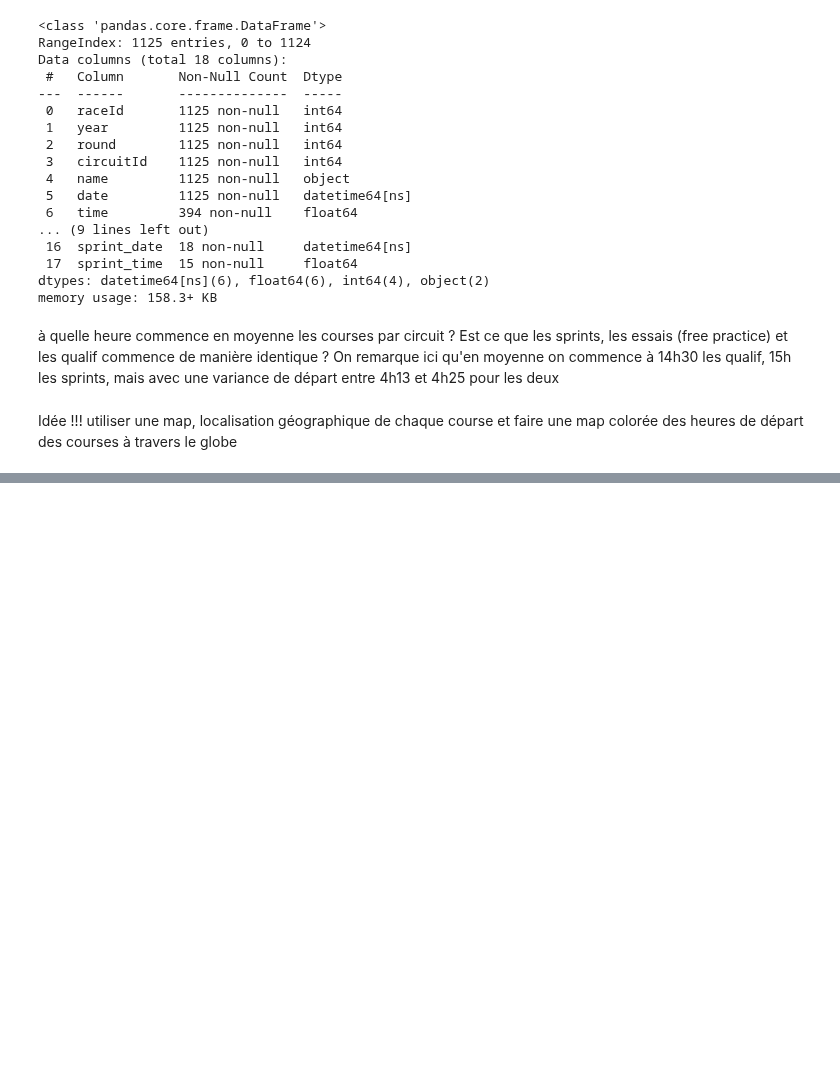
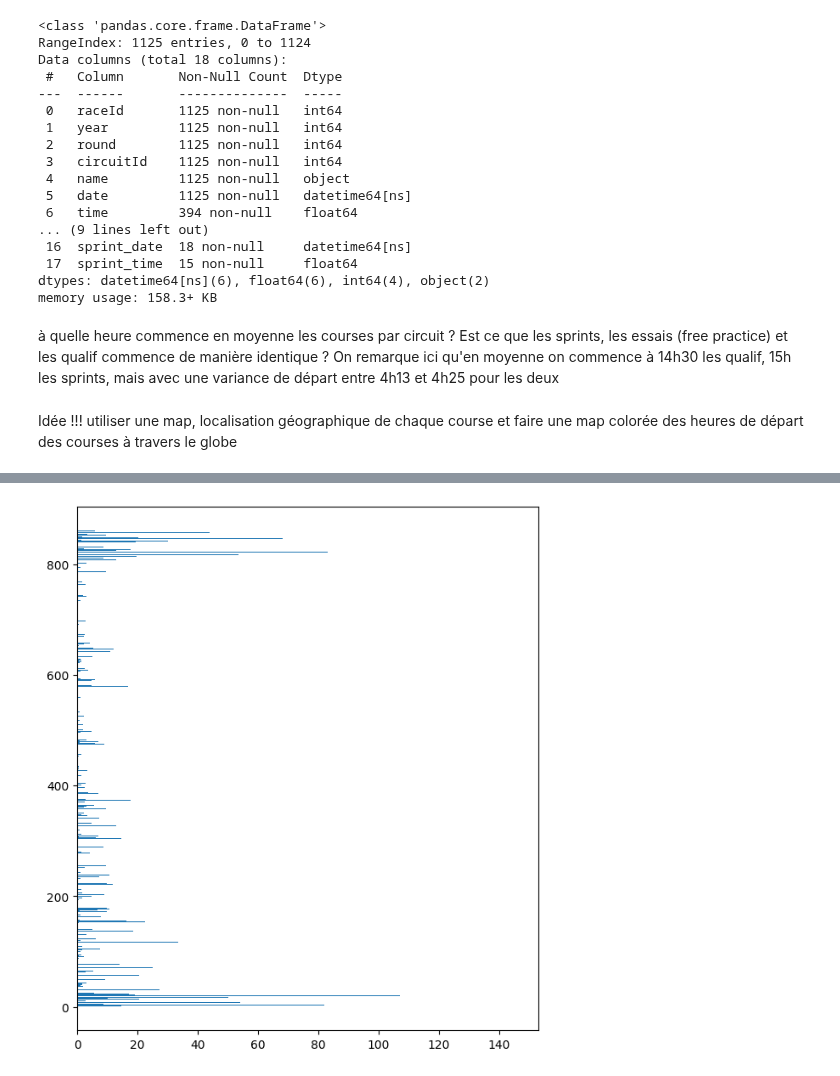
Before and after one commit to OzeelCharles/projet_info2, a Jupyter notebook: exploration_races_Charles.ipynb, the cells around one changed output, grey strips where cells are left out. Cells and saved outputs as stored; diff of their text form; code cells hidden in the pictures; blank space fills up the shorter version.

```diff
--- a/exploration_races_Charles.ipynb
+++ b/exploration_races_Charles.ipynb
@@ -146,0 +163,11 @@ for j in range(len(avg[0])):
+# %%
+#ici on essaye de rendre les tables utiles#
+pit_stops.duration = pit_stops.milliseconds*(10**(-3))
+drivers = pd.merge(drivers, driver_standings.groupby("driverId").agg({"points": "mean"}).reset_index(), how = "outer")
+drivers = pd.merge(drivers, pit_stops.groupby("driverId").agg({"duration": "mean"}).reset_index(), how="outer")
+# %%
+plt.figure(figsize=(7, 8))
+plt.barh(drivers["driverId"], drivers["points"])
+plt.show()
+# %% [output]
+[figure, added]
```
Also changed, not shown: parts of 4 cells of this notebook.
